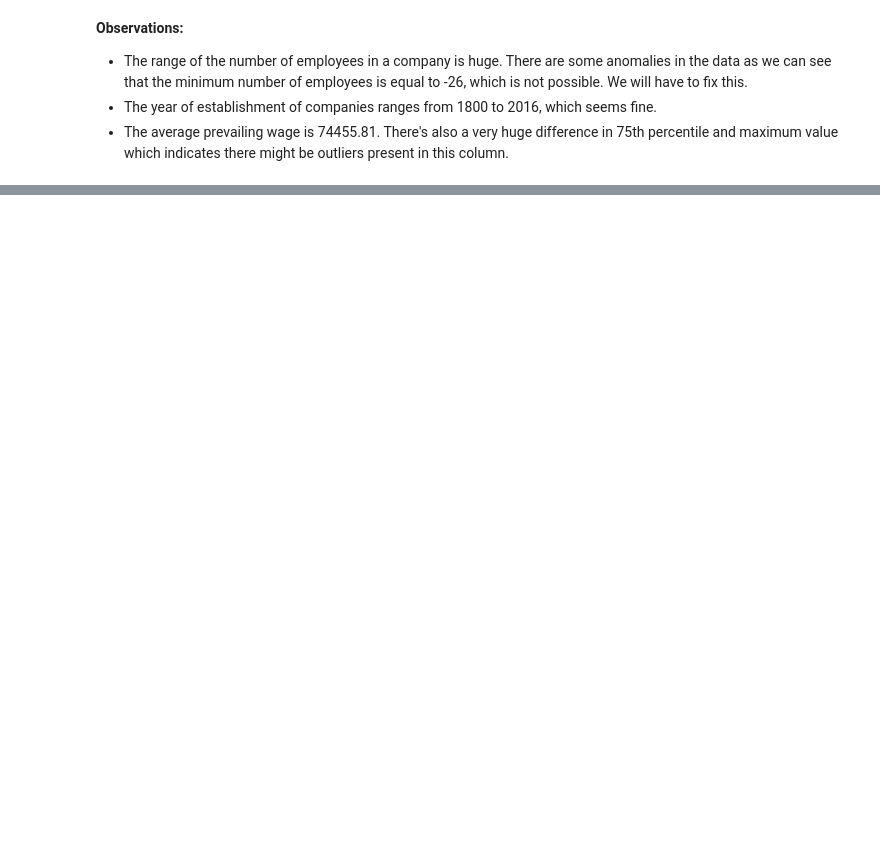
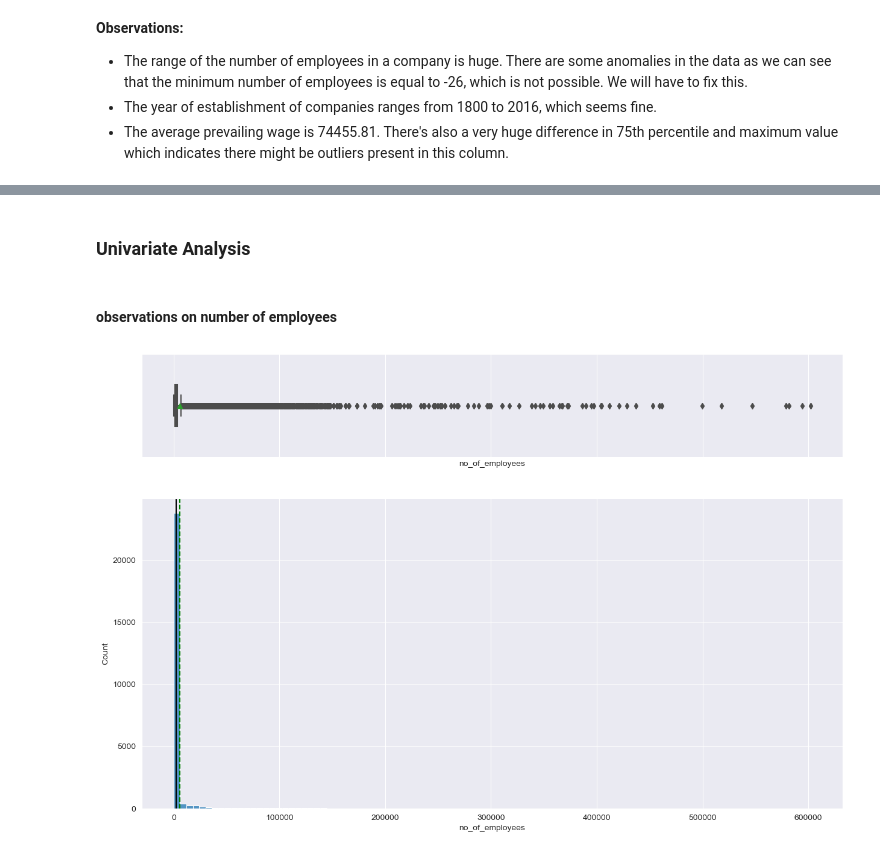
Before and after one commit to ArthurXia1031/Data_Science_Project, a Jupyter notebook: machine_learning/Easy_visa/easy_visa.ipynb, the cells around one changed output, grey strips where cells are left out. Saved outputs shown, nothing was run; the diff lists cells and outputs as text; code cells hidden in the pictures; blank space fills up the shorter version.

```diff
--- a/machine_learning/Easy_visa/easy_visa.ipynb
+++ b/machine_learning/Easy_visa/easy_visa.ipynb
@@ -121,0 +128,2 @@ data.describe(include='all').T
+# %%
+data.loc[data.no_of_employees < 0, 'no_of_employees'] = abs(data.loc[data.no_of_employees < 0, 'no_of_employees'])
@@ -121,0 +181,2 @@ data.describe(include='all').T
+# %%
+data.drop('case_id', axis=1, inplace=True)
@@ -121,0 +192,2 @@ data.describe(include='all').T
+# %% [markdown]
+### Univariate Analysis
@@ -121,0 +244,6 @@ data.describe(include='all').T
+# %% [markdown]
+#### observations on number of employees
+# %%
+histogram_boxplot(data, 'no_of_employees', bins=100)
+# %% [output]
+[figure, added]
```
Also changed, not shown: parts of 49 cells of this notebook.
